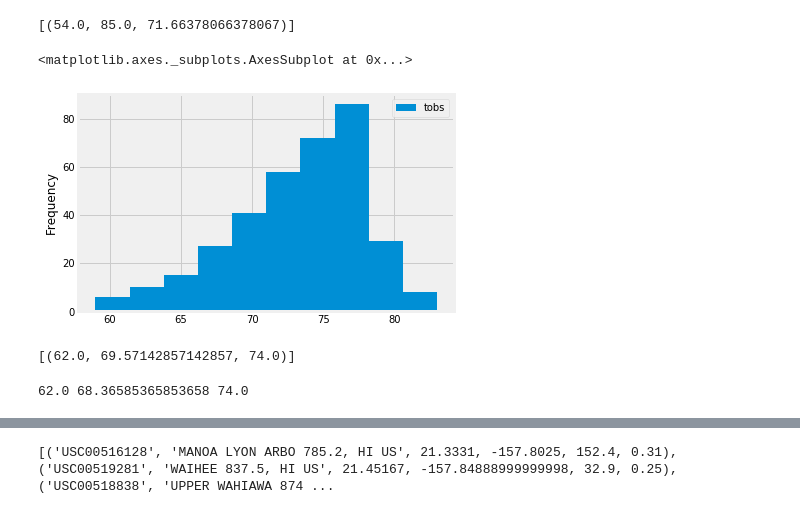
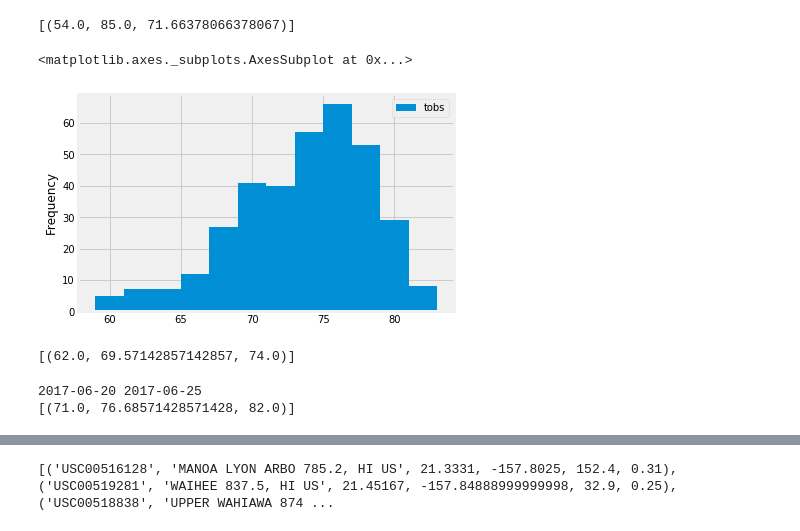
Before and after one commit to vineethgithub2311/HW-Advanced-Data-Storage-and-Retrieval, a Jupyter notebook: climate_starter.ipynb, the cells around one changed output, grey strips where cells are left out. Cells and saved outputs as stored; diff of their text form; code cells hidden in the pictures.

```diff
--- a/climate_starter.ipynb
+++ b/climate_starter.ipynb
@@ -109,15 +109,15 @@ session.query(func.min(Measurement.tobs), func.max(Measurement.tobs), func.avg(M
 # %%
 # Choose the station with the highest number of temperature observations.
 # Query the last 12 months of temperature observation data for this station and plot the results as a histogram
 
 temperatures = session.query(Measurement.tobs).\
     filter(Measurement.station == 'USC00519281').\
     filter(Measurement.date >= yr_ago).all()
 df_temperature = pd.DataFrame(temperatures, columns=['tobs'])
-df_temperature.plot.hist()
+df_temperature.plot.hist(bins=12)
 # %% [output]
 <matplotlib.axes._subplots.AxesSubplot at 0x...>
-[figure, old version]
+[figure, new version]
 # %%
 # This function called `calc_temps` will accept start date and end date in the format '%Y-%m-%d'
 # and return the minimum, average, and maximum temperatures for that range of dates
@@ -142,8 +142,14 @@ print(calc_temps('2012-02-28', '2012-03-05'))
 # %%
 # Use your previous function `calc_temps` to calculate the tmin, tavg, and tmax
 # for your trip using the previous year's data for those same dates.
+
+vac_yrprior_start = dt.date(2018, 6, 20) - dt.timedelta(days=365)
+vac_yrprior_end = dt.date(2018, 6, 25) - dt.timedelta(days=365)
+print (vac_yrprior_start, vac_yrprior_end)
+print (calc_temps(vac_yrprior_start, vac_yrprior_end))
 # %% [output]
-62.0 68.36585365853658 74.0
+2017-06-20 2017-06-25
+[(71.0, 76.68571428571428, 82.0)]
 # %%
 # Plot the results from your previous query as a bar chart.
 # Use "Trip Avg Temp" as your Title
```
